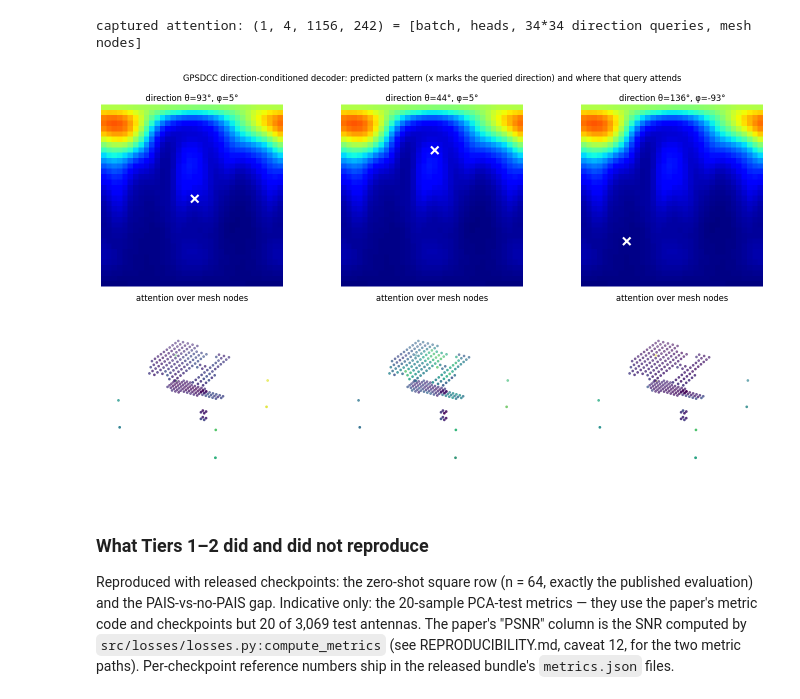
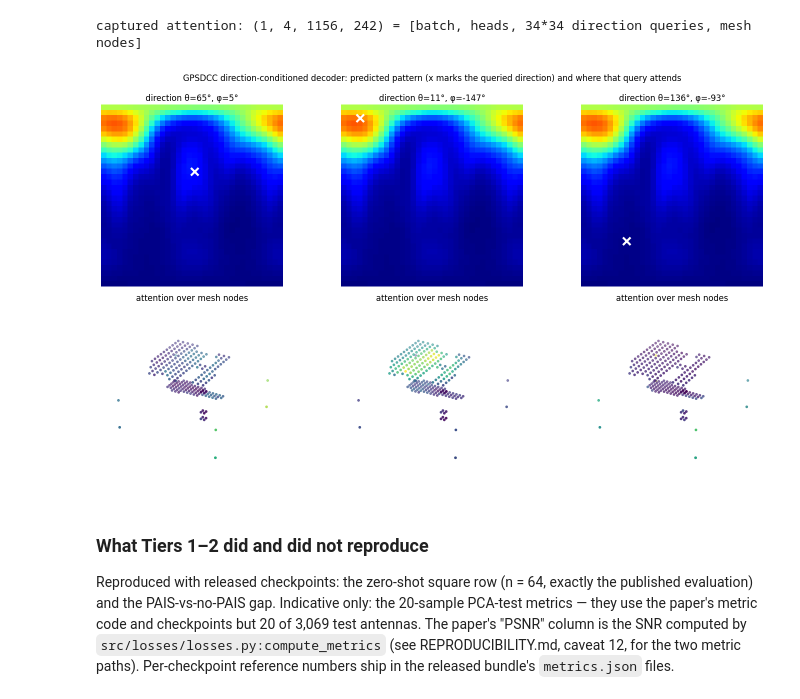
Before and after one commit to AviEpstein/GNN-for-Antenna-design, a Jupyter notebook: notebooks/demo.ipynb, the cells around one changed output. Saved outputs shown, nothing was run; the diff lists cells and outputs as text; code cells hidden in the pictures.

Commit message:
Colab: attention-demo picks (12,17), (2,3), (25,8); re-baked outputs
Co-Authored-By: Claude Fable 5 <noreply@anthropic.com>

```diff
--- a/notebooks/demo.ipynb
+++ b/notebooks/demo.ipynb
@@ -534,30 +534,30 @@ captured attention: (1, 4, 1156, 242) = [batch, heads, 34*34 direction queries,
 # %%
 %matplotlib inline
 # --- attention maps: pick a direction (theta, phi), color mesh nodes by attention weight
 w = ATTN['w'][0].mean(0)                                # [1156, N], averaged over 4 heads
 pos = ATTN_SAMPLE['g'].pos.numpy()
 theta = np.linspace(0, np.pi, 34)
 phi = np.linspace(-np.pi, np.pi, 34)
-picks = [(17, 17), (8, 17), (25, 8)]                    # (theta index, phi index)
+picks = [(12, 17), (2, 3), (25, 8)]                    # (theta index, phi index)
 
 fig = plt.figure(figsize=(15, 8.5))
 for k, (ti, pj) in enumerate(picks):
     ax = fig.add_subplot(2, 3, k + 1)
     ax.imshow(PRED_DCC, cmap='jet', vmin=0, vmax=10)
     ax.scatter([pj], [ti], marker='x', s=120, c='white', linewidths=3)
     ax.set_title(f'direction θ={np.degrees(theta[ti]):.0f}°, φ={np.degrees(phi[pj]):.0f}°')
     ax.axis('off')
 
     ax3 = fig.add_subplot(2, 3, 4 + k, projection='3d')
     ax3.scatter(pos[:, 0], pos[:, 1], pos[:, 2], c=w[ti * 34 + pj].numpy(),
                 cmap='viridis', s=8)
     ax3.set_title('attention over mesh nodes')
     ax3.set_box_aspect((1, 1, 0.5)); ax3.set_axis_off()
 plt.suptitle('GPSDCC direction-conditioned decoder: predicted pattern (x marks the queried '
              'direction) and where that query attends', y=0.99)
 plt.tight_layout(); plt.show()
 # %% [output]
-[figure, old version]
+[figure, new version]
 # %% [markdown]
 ### What Tiers 1–2 did and did not reproduce
 
```
Also changed, not shown: parts of 3 cells of this notebook.
